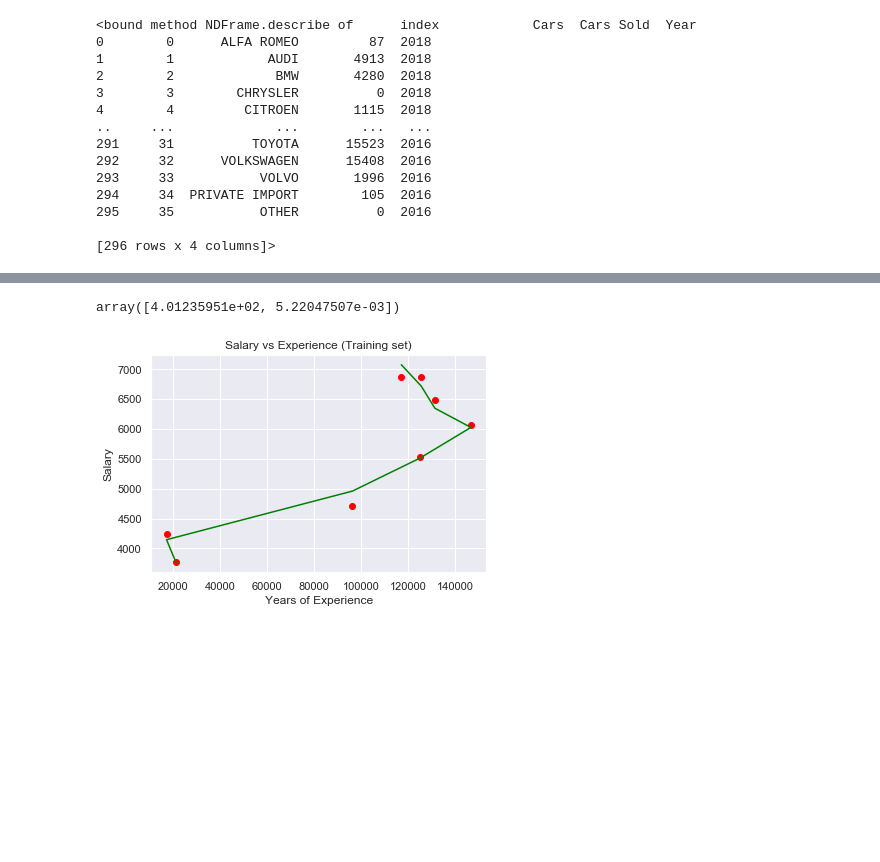
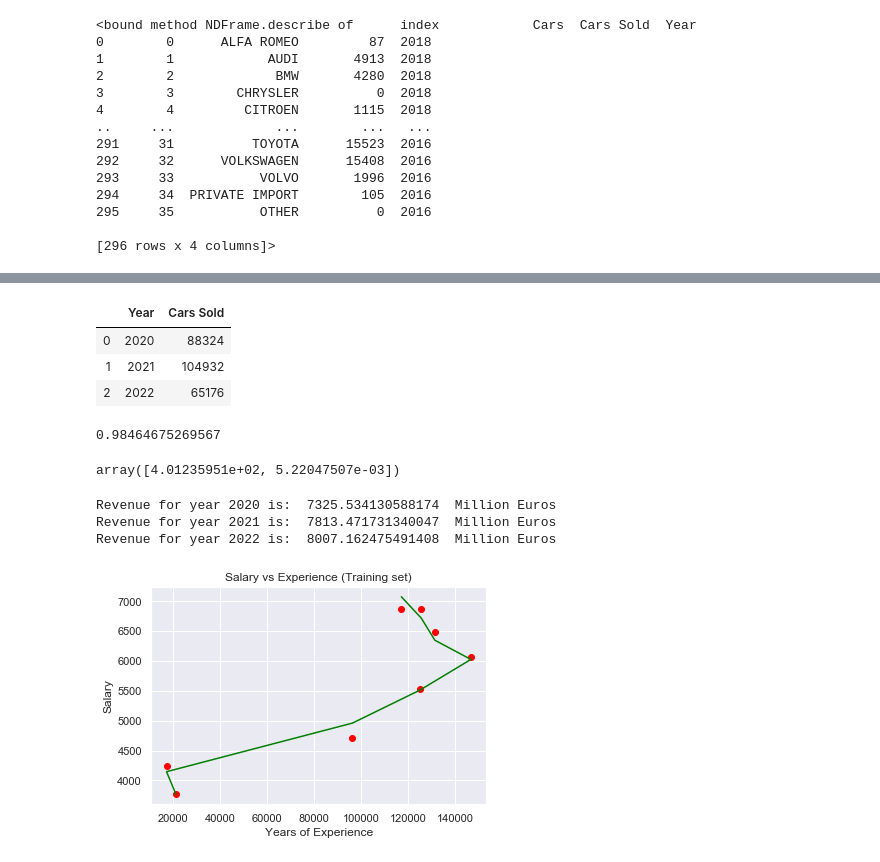
Before and after one commit to waseemmm737/crisp-dm-project, a Jupyter notebook: master_analysis.ipynb, the cells around one changed output, grey strips where cells are left out. Cells and saved outputs as stored; diff of their text form; code cells hidden in the pictures; blank space fills up the shorter version.

```diff
--- a/vehicle_data.ipynb
+++ b/master_analysis.ipynb
@@ -418,5 +447,48 @@ reg.score(X, y)
+# %%
+files = glob.glob('./validation/*.xlsx')
+master_df = pd.DataFrame()
+for file in files:
+    temp = pd.read_excel(file)
+    temp = temp[~temp['Cars'].isna()]
+    temp = temp[~temp['Cars Sold'].isna()]
+    temp['Cars Sold'] = temp['Cars Sold'].astype(int)
+
+    year = file.split("/")[-1]
+    year = year.split(".")[0]
+    temp['Year'] = int(re.findall('[^a-zA-Z]+', year)[-1])
+
+    master_df =  master_df.append(temp)
+    # break
+master_df = master_df.reset_index()
+
+validation  = master_df
+validation.drop(['index'], axis=1, inplace=True)
+validation = validation.groupby('Year').sum().reset_index()
+validation
+# %% [output]
+|  | Year | Cars Sold |
+| 0 | 2020 | 88324 |
+| 1 | 2021 | 104932 |
+| 2 | 2022 | 65176 |
+# %%
+# applying linear regression model
+reg = LinearRegression().fit(X, y)
+reg.score(X, y)
+# %% [output]
+0.98464675269567
 # %%
 reg.coef_
 # %% [output]
 array([4.01235951e+02, 5.22047507e-03])
+# %%
+for index, row in validation.iterrows():
+    new = np.array([row['Year'], row['Cars Sold']])
+    # new = np.array([2020, 200000])
+    new = new.reshape(1, -1)
+    # print(new)
+    print(f'Revenue for year {row["Year"]} is: ',reg.predict(new)[0], ' Million Euros')
+# %% [output]
+Revenue for year 2020 is:  7325.534130588174  Million Euros
+Revenue for year 2021 is:  7813.471731340047  Million Euros
+Revenue for year 2022 is:  8007.162475491408  Million Euros
 # %%
```
Also changed, not shown: parts of 71 cells of this notebook, 9 other files.
